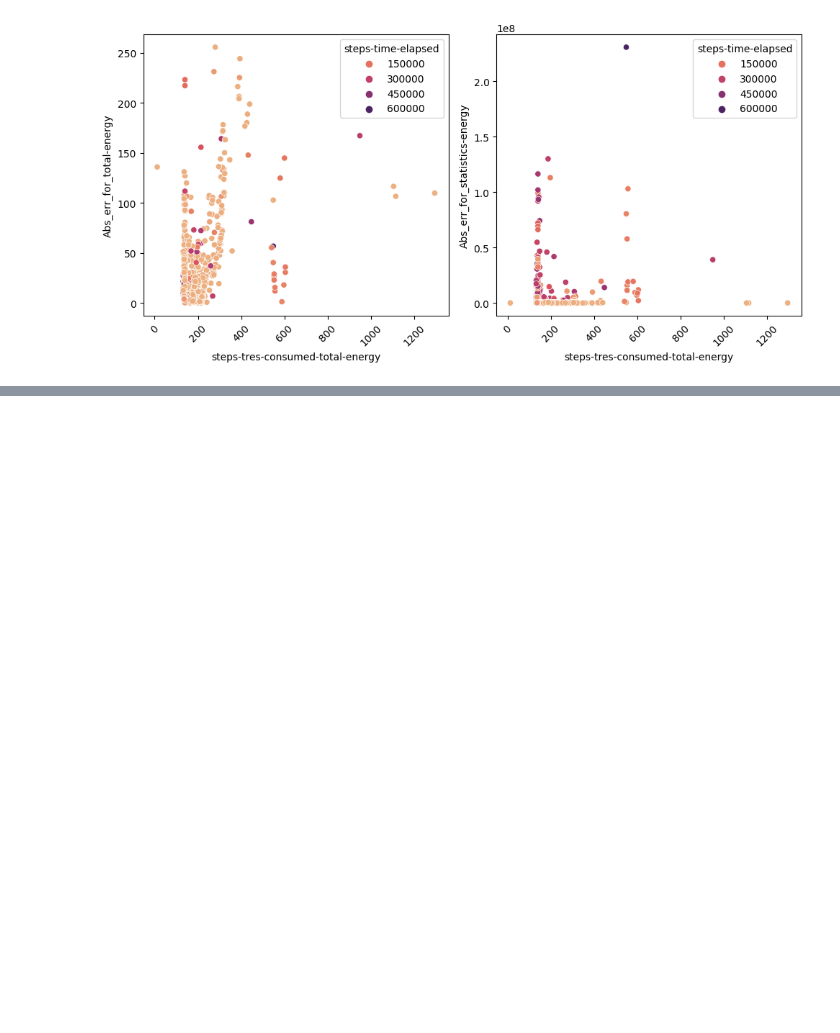
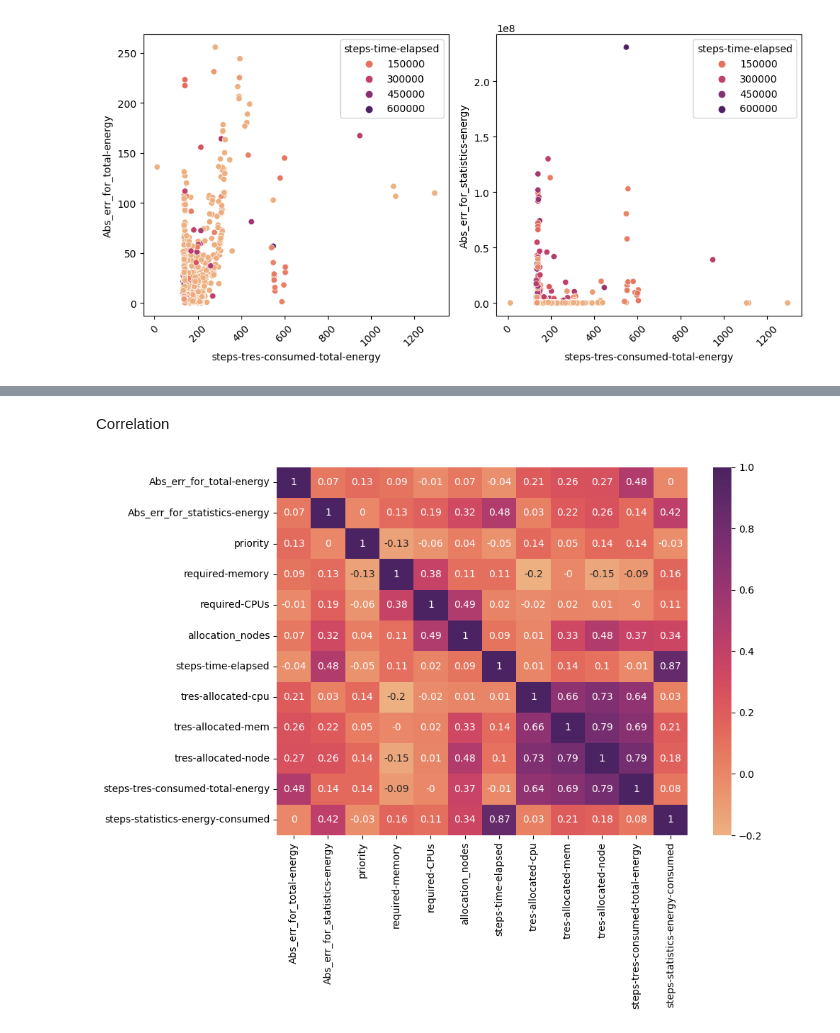
Before and after one commit to admire-eurohpc/AnomalyDetection, a Jupyter notebook: notebooks/energy_regression.ipynb, the cells around one changed output, grey strips where cells are left out. Drawn from its saved outputs; the diff is of its cells as text; code cells hidden in the pictures; blank space fills up the shorter version.

```diff
--- a/notebooks/energy_regression.ipynb
+++ b/notebooks/energy_regression.ipynb
@@ -237,0 +294,10 @@ plt.tight_layout()
+# %% [markdown]
+Correlation
+# %%
+# Plot errors correlation with X_test features and y_test
+corr_df = pd.concat([ab, y_test], axis=1)
+fig, ax = plt.subplots(figsize=(10, 8))
+sns.heatmap(corr_df.corr().round(2), annot=True, cmap='flare')
+plt.tight_layout()
+# %% [output]
+[figure, added]
```
Also changed, not shown: parts of 5 cells of this notebook, 1 other file.
